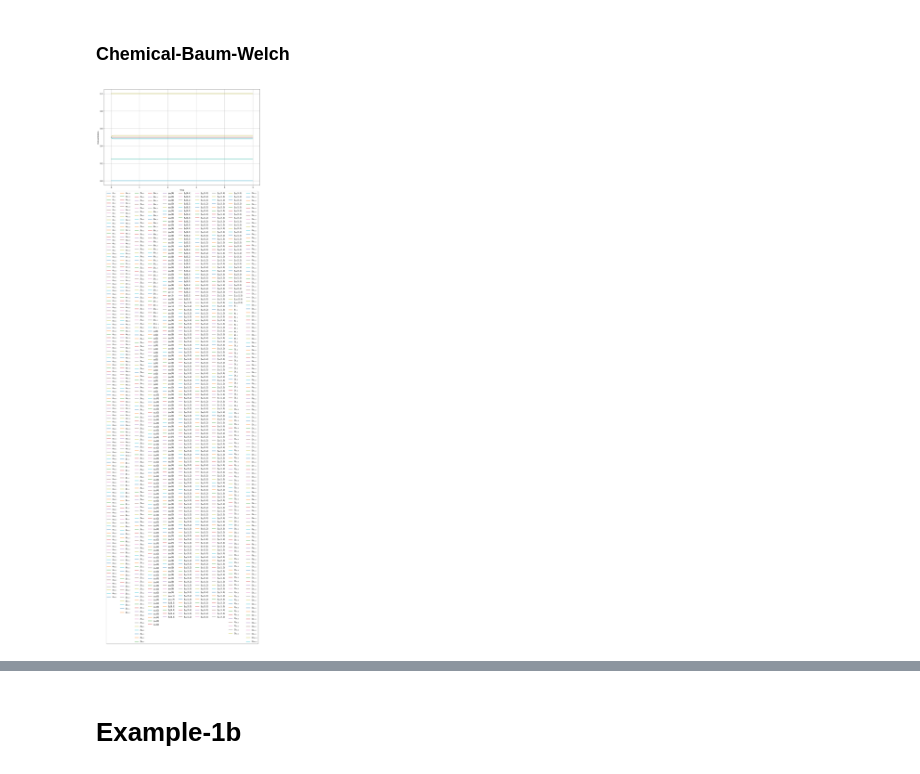
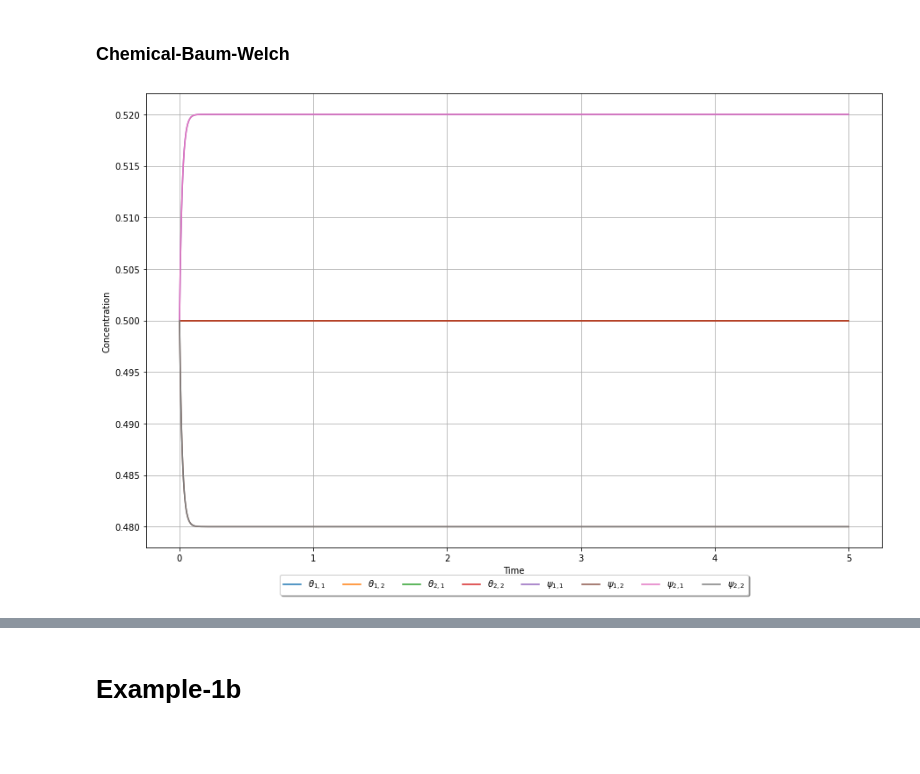
Before and after one commit to GeekyPeas/Chemical-Baum-Welch-Algorithm, a Jupyter notebook: 1_Python_I/Main.ipynb, the cells around one changed output, grey strips where cells are left out. Cells and saved outputs as stored; diff of their text form; code cells hidden in the pictures; blank space fills up the shorter version.

Commit message:
In 1_Python_I: reporting only parameter species

```diff
--- a/1_Python_I/Main.ipynb
+++ b/1_Python_I/Main.ipynb
@@ -55,7 +35,7 @@ Emission probability:
 ### Chemical-Baum-Welch
 # %%
 # generating reaction network
-reaction_system = translate(model_file,False,False)
+observations, reaction_system = translate(model_file,False,False)
 species = np.array(reaction_system[0])
 reactants = np.array(reaction_system[1][0])
 products = np.array(reaction_system[1][1])
@@ -77,27 +57,37 @@ with open(output_file, 'wb') as f:
 # load from saved simulation results
 output_file = model_file.split('.')[2][1:]+'_output.npy'
 output = np.load(output_file)
+# %%
+# define masks for only parameter species
+theta_mask=np.flatnonzero(np.core.defchararray.find(species,"theta")!=-1)
+theta_star_index=np.flatnonzero(np.core.defchararray.find(species[theta_mask],"*")!=-1)
+unselect = np.in1d(range(theta_mask.shape[0]), theta_star_index)
+start_mask=theta_mask[unselect]
+theta_mask=theta_mask[~unselect]
+psi_mask=np.flatnonzero(np.core.defchararray.find(species,"psi")!=-1)
+parameter_mask=np.concatenate([theta_mask,psi_mask])
 # %%
 # set plot parameters
 import matplotlib.pyplot as plt
 plt.rcParams['figure.figsize'] = [15, 10]
 
 # plotting
 t_index = np.linspace(0, duration, num_step)
 fig, ax = plt.subplots()
-for i in range(output.shape[1]):
+# for i in range(output.shape[1]):
+for i in parameter_mask:
     label = species[i]
     ax.plot(t_index, output[:, i], label = '$'+label+'$')
 # Shrink current axis's height by 10% on the bottom
 box = ax.get_position()
 ax.set_position([box.x0, box.y0 + box.height * 0.1,
                  box.width, box.height * 0.95])
 # Put a legend below current axis
 ax.legend(loc='upper center', bbox_to_anchor=(0.5, -0.05),
           fancybox=True, shadow=True, ncol=10)
 plt.xlabel('Time')
 plt.ylabel('Concentration')
 plt.grid()
 plt.show()
 # %% [output]
-[figure, old version]
+[figure, new version]
```
Also changed, not shown: parts of 22 cells of this notebook, 4 other files.
